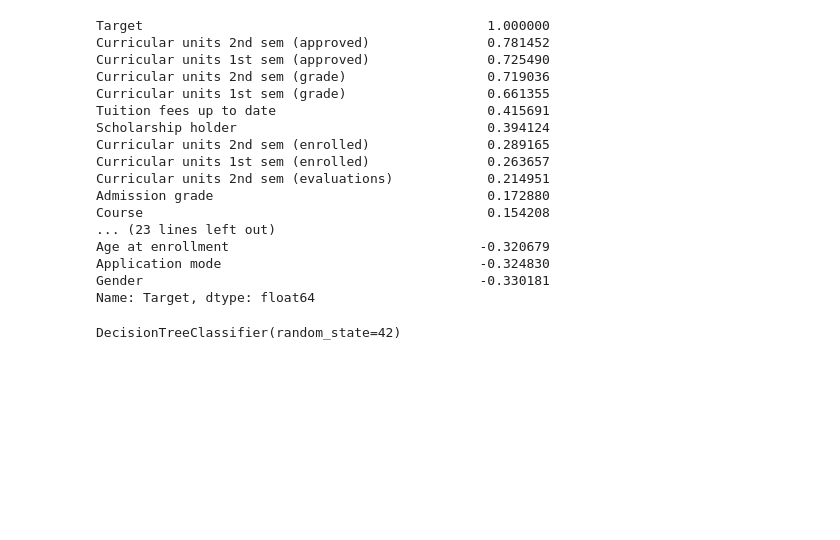
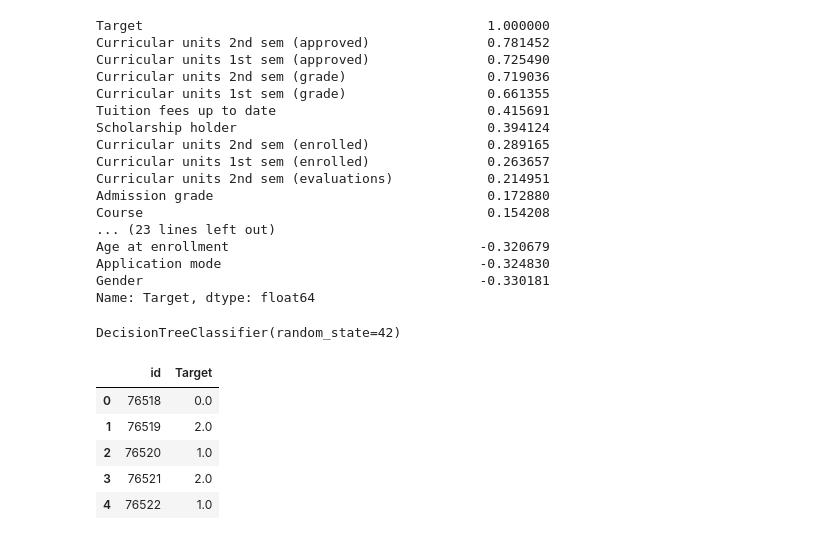
Before and after one commit to PPM47/CI_Project, a Jupyter notebook: Classification with an Academic Success.ipynb, the cells around one changed output. Saved outputs shown, nothing was run; the diff lists cells and outputs as text; code cells hidden in the pictures; blank space fills up the shorter version.

```diff
--- a/Classification with an Academic Success.ipynb
+++ b/Classification with an Academic Success.ipynb
@@ -151,6 +145,16 @@ DecisionTreeClassifier(random_state=42)
 testset = test.drop('id' , axis =1)
 # %%
 pred = model.predict(testset)
+# %%
+predset = pd.DataFrame({'id': test['id'], 'Target': pred})
+predset.head(5)
+# %% [output]
+|  | id | Target |
+| 0 | 76518 | 0.0 |
+| 1 | 76519 | 2.0 |
+| 2 | 76520 | 1.0 |
+| 3 | 76521 | 2.0 |
+| 4 | 76522 | 1.0 |
 # %%
 
 
```
Also changed, not shown: parts of 5 cells of this notebook.
